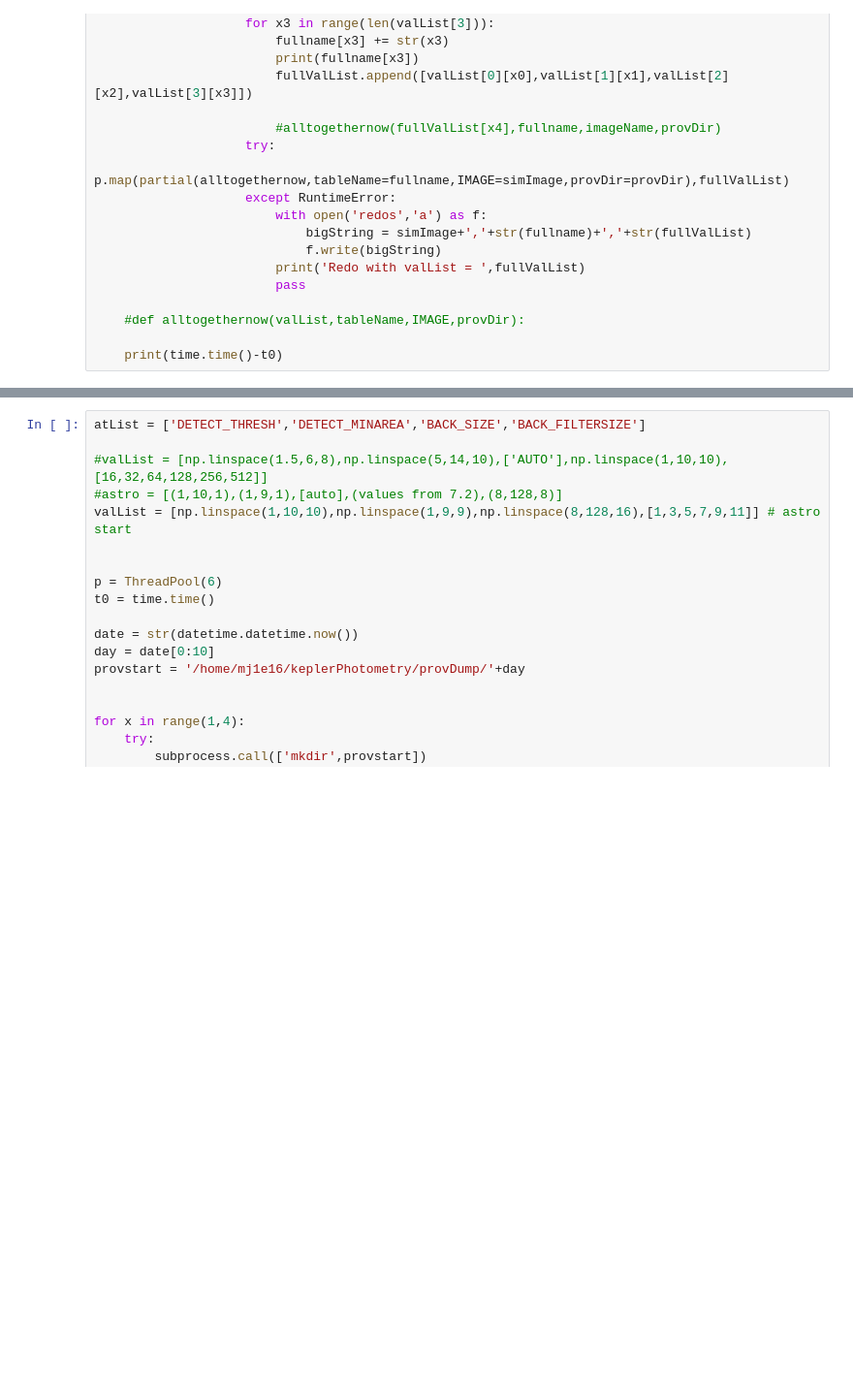
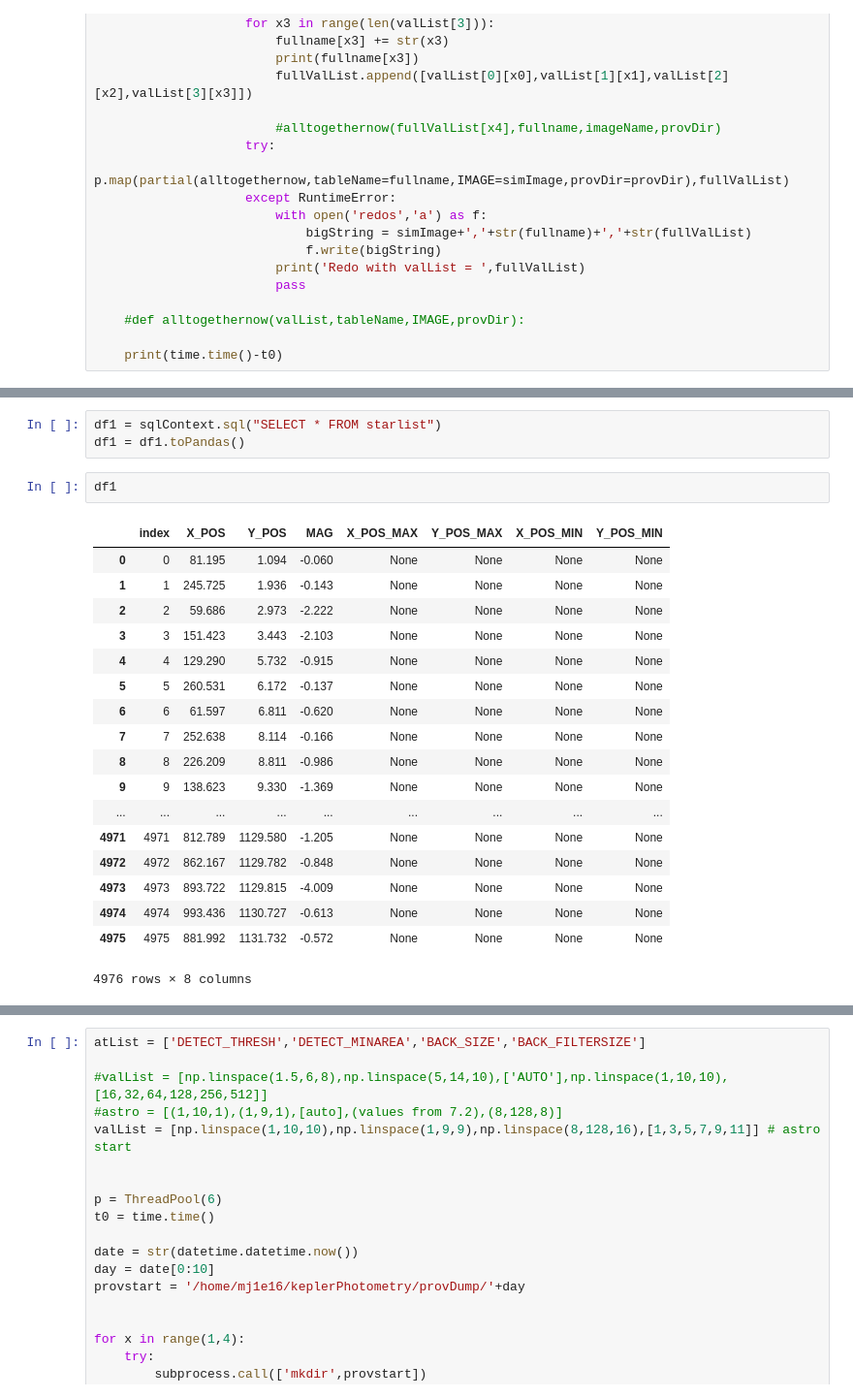
Before and after one commit to mj1e16lsst/keplerPhotometry, a Jupyter notebook: fullWorkFlow.ipynb, the cells around one changed output, grey strips where cells are left out. Shown at 97% size. Cells and saved outputs as stored; diff of their text form; blank space fills up the shorter version.

```diff
--- a/fullWorkFlow.ipynb
+++ b/fullWorkFlow.ipynb
@@ -204,0 +246,24 @@ KeyboardInterrupt:
+# %%
+df1 = sqlContext.sql("SELECT * FROM starlist")
+df1 = df1.toPandas()
+# %%
+df1
+# %% [output]
+|  | index | X_POS | Y_POS | MAG | X_POS_MAX | Y_POS_MAX | X_POS_MIN | Y_POS_MIN |
+| 0 | 0 | 81.195 | 1.094 | -0.060 | None | None | None | None |
+| 1 | 1 | 245.725 | 1.936 | -0.143 | None | None | None | None |
+| 2 | 2 | 59.686 | 2.973 | -2.222 | None | None | None | None |
+| 3 | 3 | 151.423 | 3.443 | -2.103 | None | None | None | None |
+| 4 | 4 | 129.290 | 5.732 | -0.915 | None | None | None | None |
+| 5 | 5 | 260.531 | 6.172 | -0.137 | None | None | None | None |
+| 6 | 6 | 61.597 | 6.811 | -0.620 | None | None | None | None |
+| 7 | 7 | 252.638 | 8.114 | -0.166 | None | None | None | None |
+| 8 | 8 | 226.209 | 8.811 | -0.986 | None | None | None | None |
+| 9 | 9 | 138.623 | 9.330 | -1.369 | None | None | None | None |
+| ... | ... | ... | ... | ... | ... | ... | ... | ... |
+| 4971 | 4971 | 812.789 | 1129.580 | -1.205 | None | None | None | None |
+| 4972 | 4972 | 862.167 | 1129.782 | -0.848 | None | None | None | None |
+| 4973 | 4973 | 893.722 | 1129.815 | -4.009 | None | None | None | None |
+| 4974 | 4974 | 993.436 | 1130.727 | -0.613 | None | None | None | None |
+| 4975 | 4975 | 881.992 | 1131.732 | -0.572 | None | None | None | None |
+4976 rows × 8 columns
```
Also changed, not shown: parts of 13 cells of this notebook, 2 other files.
